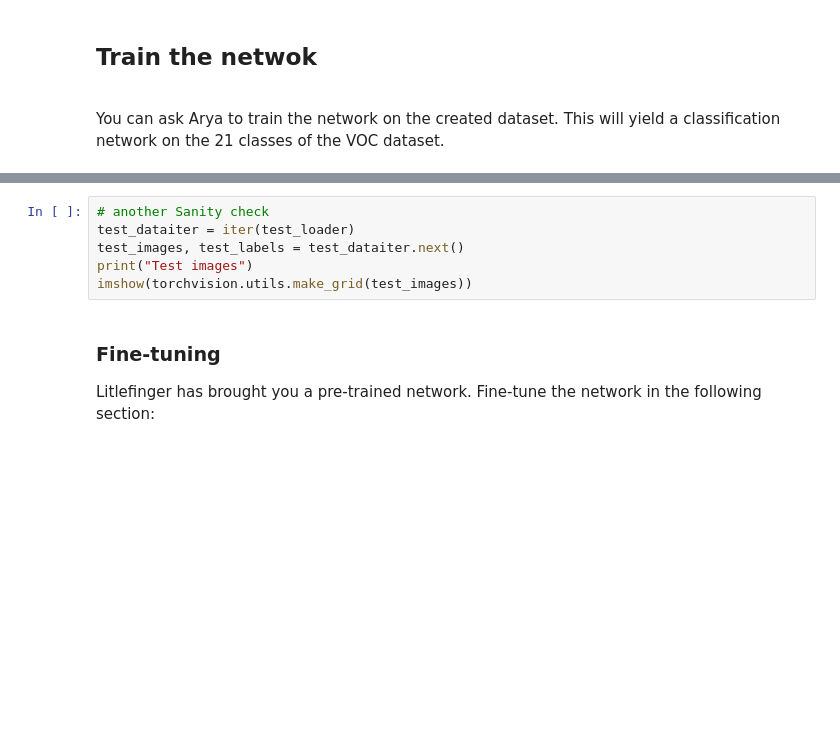
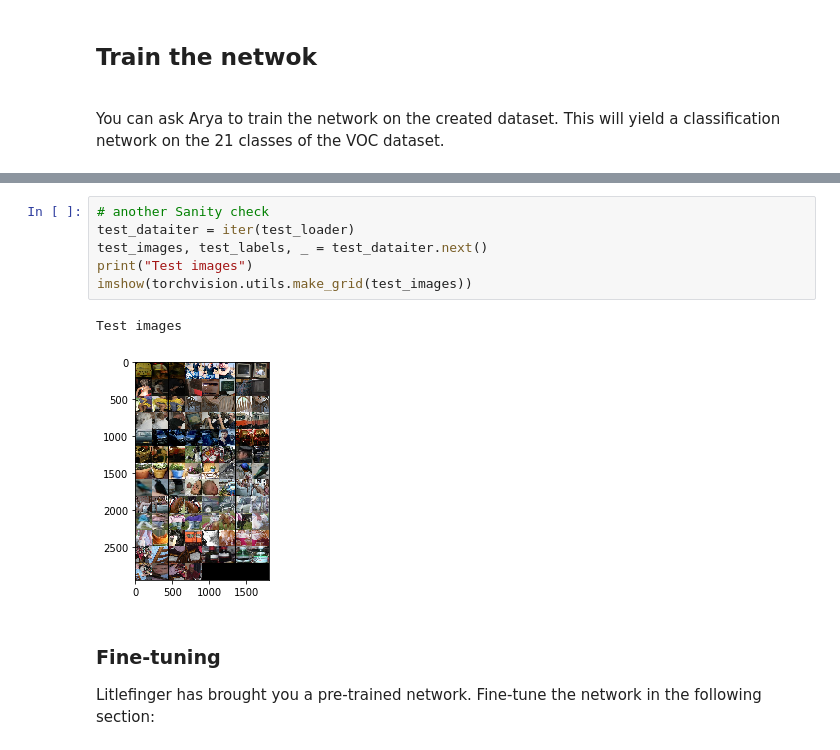
Before and after one commit to deepakgangwar/CS698O, a Jupyter notebook: Assignments/2/assignment_2.ipynb, the cells around one changed output, grey strips where cells are left out. Drawn from its saved outputs; the diff is of its cells as text; blank space fills up the shorter version.

```diff
--- a/Assignments/2/assignment_2.ipynb
+++ b/Assignments/2/assignment_2.ipynb
@@ -205,9 +215,12 @@ NameError: name 'train_loader' is not defined
 # %%
 # another Sanity check
 test_dataiter = iter(test_loader)
-test_images, test_labels = test_dataiter.next()
+test_images, test_labels, _ = test_dataiter.next()
 print("Test images")
 imshow(torchvision.utils.make_grid(test_images))
+# %% [output]
+Test images
+[figure, added]
 # %% [markdown]
 ### Fine-tuning
 Litlefinger has brought you a pre-trained network. Fine-tune the network in the following section:
```
Also changed, not shown: parts of 20 cells of this notebook, 2 other files.
